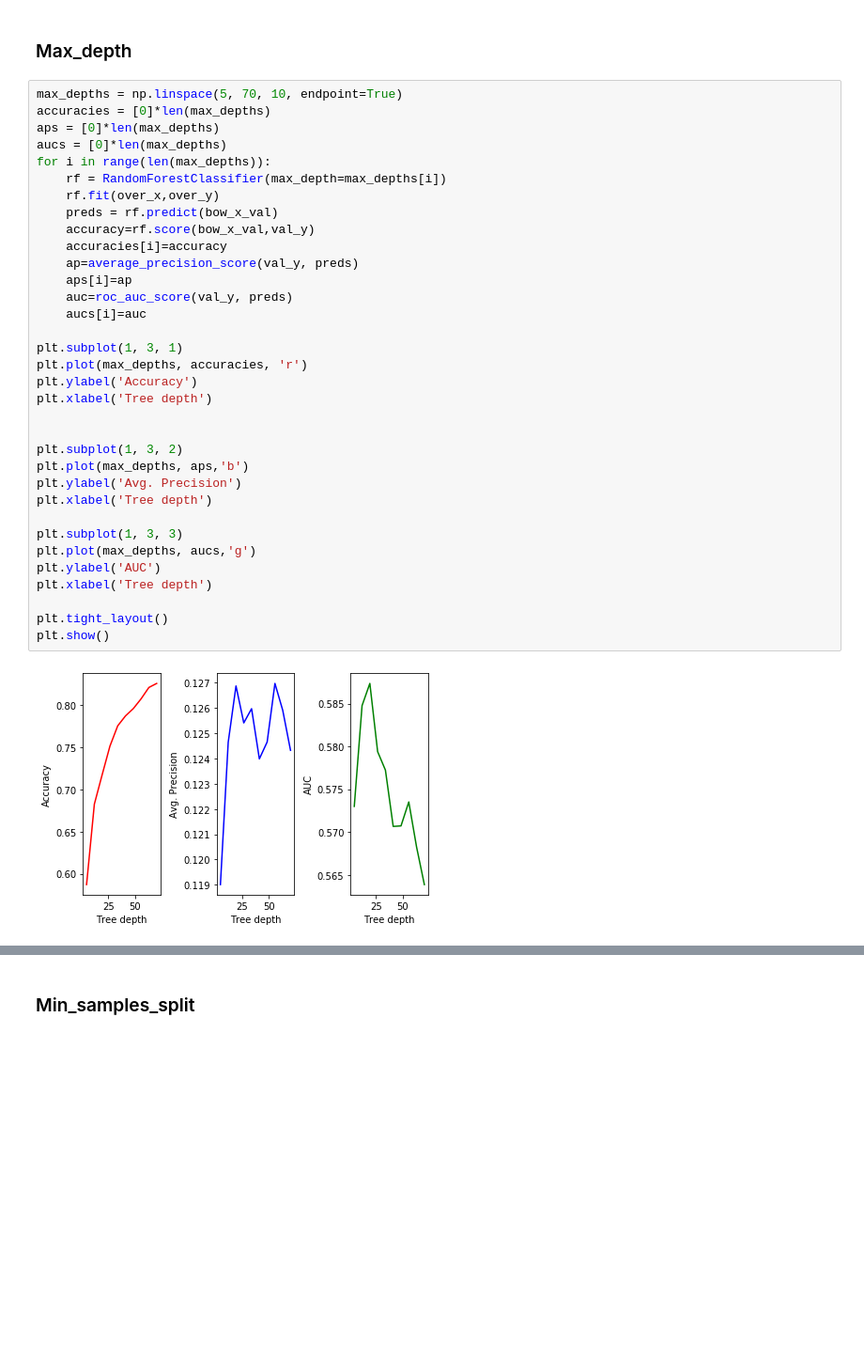
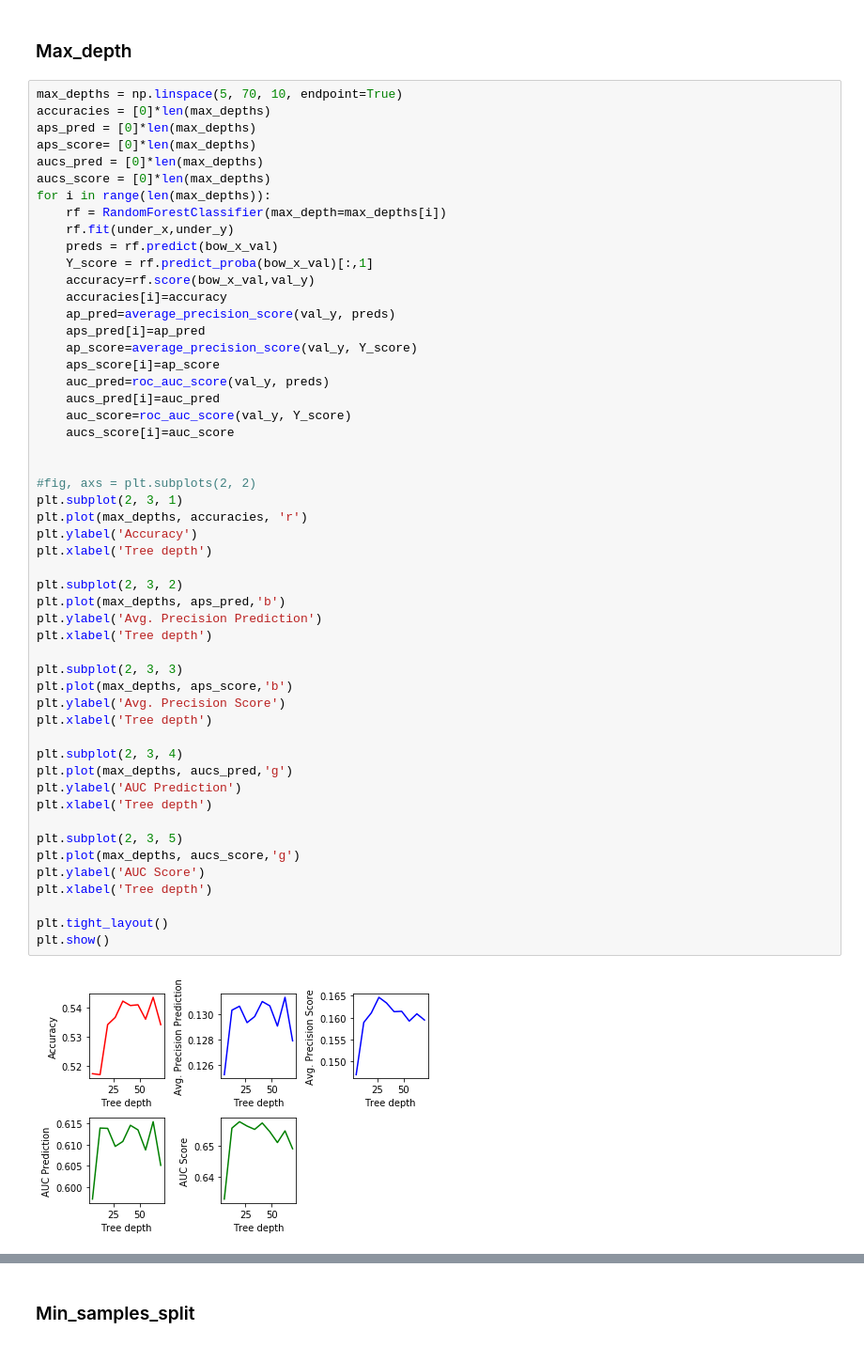
Before and after one commit to ameliachu/fake-review-detection-project, a Jupyter notebook: notebooks/gh1408/1003GH_RandomForest.ipynb, the cells around one changed output, grey strips where cells are left out. Shown at 94% size. Saved outputs shown, nothing was run; the diff lists cells and outputs as text; blank space fills up the shorter version.

```diff
--- a/notebooks/gh1408/1003GH_RandomForest.ipynb
+++ b/notebooks/gh1408/1003GH_RandomForest.ipynb
@@ -133,36 +147,54 @@ eval_bow_rf
 # %%
 max_depths = np.linspace(5, 70, 10, endpoint=True)
 accuracies = [0]*len(max_depths)
-aps = [0]*len(max_depths)
-aucs = [0]*len(max_depths)
+aps_pred = [0]*len(max_depths)
+aps_score= [0]*len(max_depths)
+aucs_pred = [0]*len(max_depths)
+aucs_score = [0]*len(max_depths)
 for i in range(len(max_depths)):
     rf = RandomForestClassifier(max_depth=max_depths[i])
-    rf.fit(over_x,over_y)
+    rf.fit(under_x,under_y)
     preds = rf.predict(bow_x_val)
+    Y_score = rf.predict_proba(bow_x_val)[:,1]
     accuracy=rf.score(bow_x_val,val_y)
     accuracies[i]=accuracy
-    ap=average_precision_score(val_y, preds)
-    aps[i]=ap
-    auc=roc_auc_score(val_y, preds)
-    aucs[i]=auc
+    ap_pred=average_precision_score(val_y, preds)
+    aps_pred[i]=ap_pred
+    ap_score=average_precision_score(val_y, Y_score)
+    aps_score[i]=ap_score
+    auc_pred=roc_auc_score(val_y, preds)
+    aucs_pred[i]=auc_pred
+    auc_score=roc_auc_score(val_y, Y_score)
+    aucs_score[i]=auc_score
 
-plt.subplot(1, 3, 1)
+
+#fig, axs = plt.subplots(2, 2)
+plt.subplot(2, 3, 1)
 plt.plot(max_depths, accuracies, 'r')
 plt.ylabel('Accuracy')
 plt.xlabel('Tree depth')
 
-
-plt.subplot(1, 3, 2)
-plt.plot(max_depths, aps,'b')
-plt.ylabel('Avg. Precision')
+plt.subplot(2, 3, 2)
+plt.plot(max_depths, aps_pred,'b')
+plt.ylabel('Avg. Precision Prediction')
 plt.xlabel('Tree depth')
 
-plt.subplot(1, 3, 3)
-plt.plot(max_depths, aucs,'g')
-plt.ylabel('AUC')
+plt.subplot(2, 3, 3)
+plt.plot(max_depths, aps_score,'b')
+plt.ylabel('Avg. Precision Score')
+plt.xlabel('Tree depth')
+
+plt.subplot(2, 3, 4)
+plt.plot(max_depths, aucs_pred,'g')
+plt.ylabel('AUC Prediction')
+plt.xlabel('Tree depth')
+
+plt.subplot(2, 3, 5)
+plt.plot(max_depths, aucs_score,'g')
+plt.ylabel('AUC Score')
 plt.xlabel('Tree depth')
 
 plt.tight_layout()
 plt.show()
 # %% [output]
-[figure, old version]
+[figure, new version]
```
Also changed, not shown: parts of 43 cells of this notebook.
